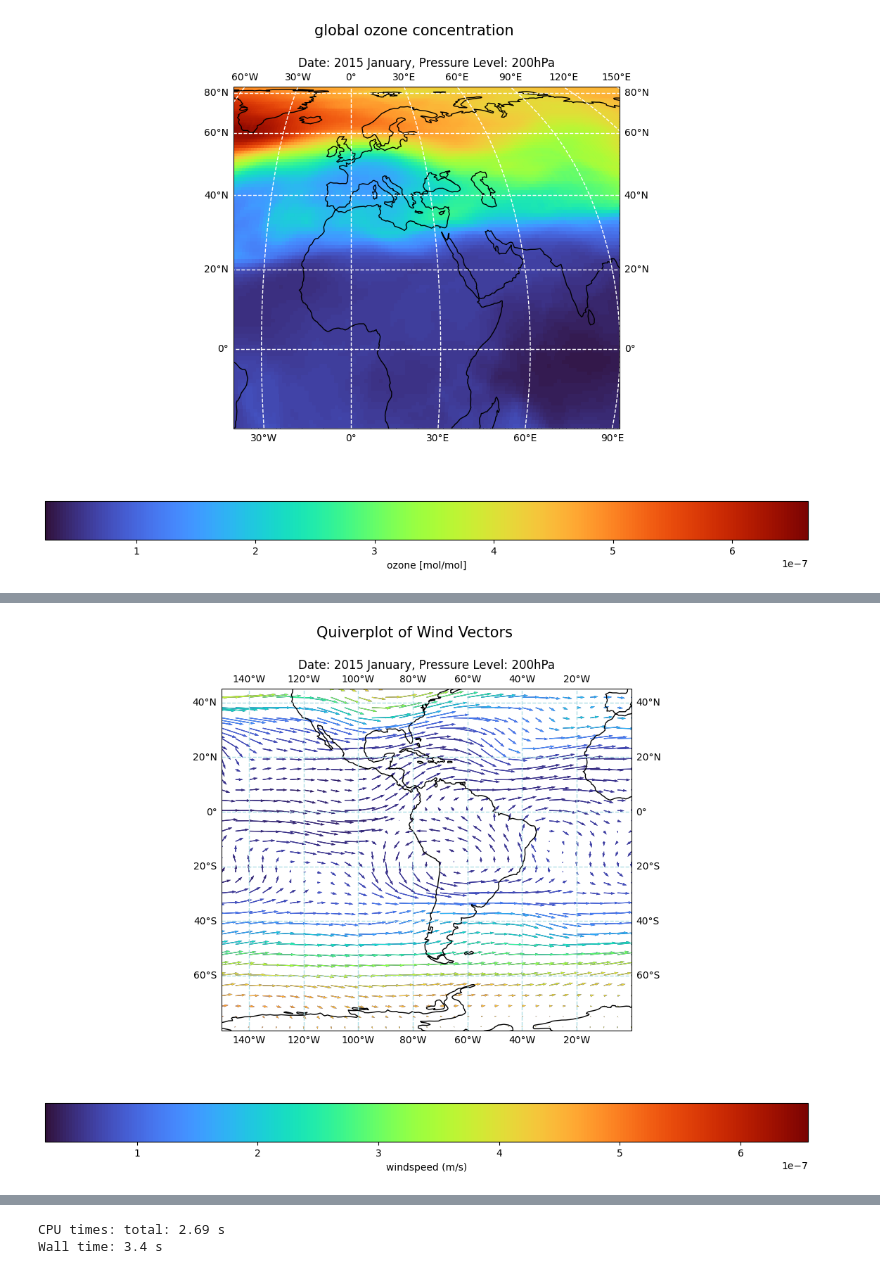
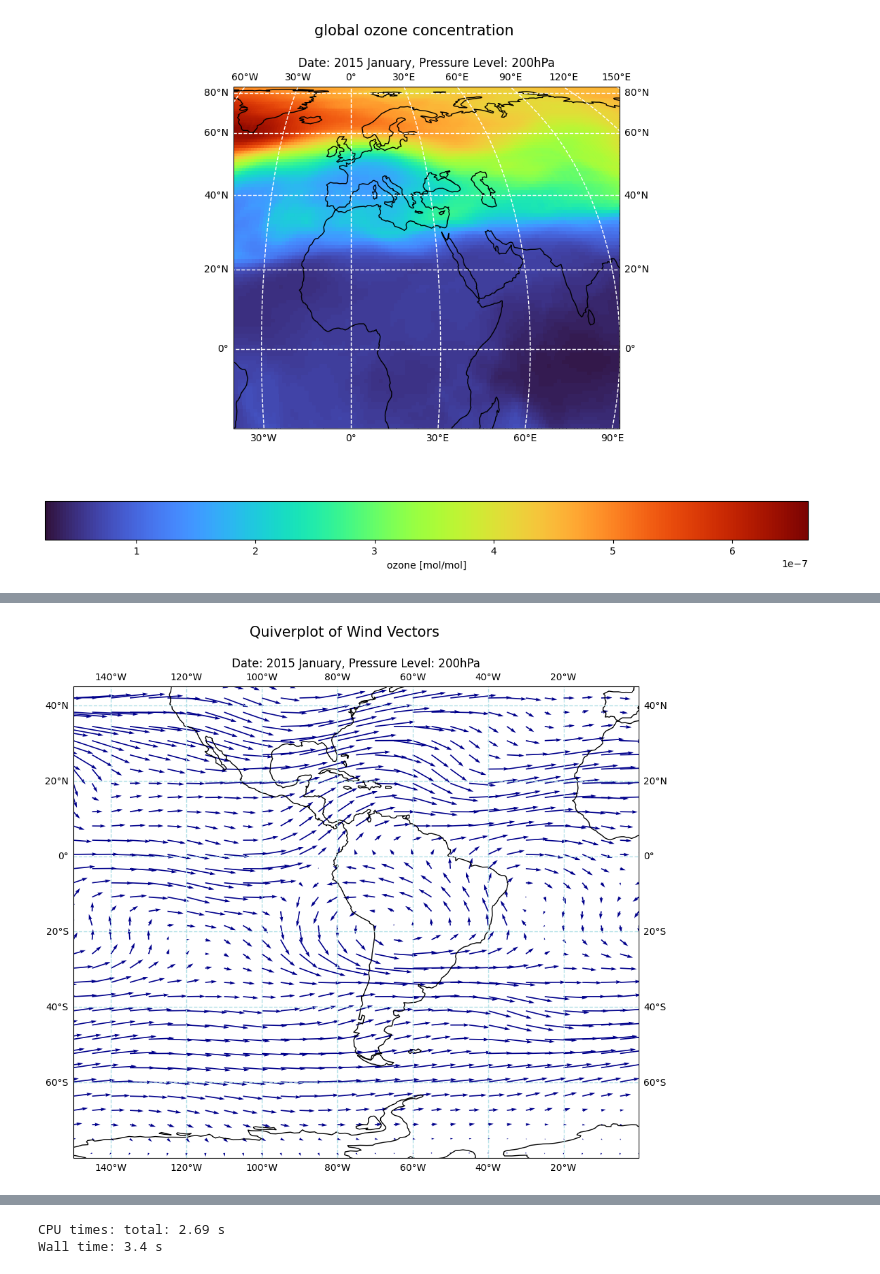
Before and after one commit to lara-j-ds/Summer_Project_24-25, a Jupyter notebook: JupyterNotebook/Xarray_StartupGuide.ipynb, the cells around one changed output, grey strips where cells are left out. Saved outputs shown, nothing was run; the diff lists cells and outputs as text; code cells hidden in the pictures.

```diff
--- a/JupyterNotebook/Xarray_StartupGuide.ipynb
+++ b/JupyterNotebook/Xarray_StartupGuide.ipynb
@@ -24,11 +34,11 @@ plt.close('all')
 # %%
-# Loading in dataset: (duplicate cell for multiple datasets, and change variable name)
+# Loading in dataset:
 
 path = 'H:\\Summer24-25\\' # enter file path here ---> double slashes or change direction eg. \ --> \\ or /
 name = '*_Amon_CESM2-WACCM_ssp126*.nc' # enter file name here --> use * if need multiple files/versions per dataset
 with warnings.catch_warnings():
     warnings.simplefilter('ignore') # some datasets have empty values, this ignores that warning--> if gives error, remove this to check
-    ds = xr.open_mfdataset(path+name, parallel=True)
+    ds = xr.open_mfdataset(path+name)
 
 # this bit is to change the units of 'plev' (pressure level Pa -> hPa)
 if ds.plev.attrs['units'] == 'Pa':
@@ -264,22 +284,11 @@ Wall time: 946 ms
 u = eastwind[::4, ::4]
 v = northwind[::4, ::4]
 windspeed = (u**2 + v**2)**0.5
-
 projection = ccrs.PlateCarree(central_longitude=0) # only works with rectangular/square projections
 
 ## Plotting
 fig = plt.figure(figsize=fig_dimensions)
 ax = plt.axes(projection=projection)
-
-# # plain coloured arrows
-qv = ax.quiver(u.lon, u.lat, u, v, color='darkblue', scale=600, width=0.002, transform=ccrs.PlateCarree())
-
-# # arrows coloured by strength
-# qv = ax.quiver(u.lon, u.lat, u, v, windspeed, cmap=cmap, scale=600, width=0.002, transform=ccrs.PlateCarree())
-# but could also color this by a secondary variable...
-secondvar = ozone[::4, ::4]
-qv = ax.quiver(u.lon, u.lat, u, v, secondvar, cmap=cmap, scale=600, width=0.002, transform=ccrs.PlateCarree())
-colorbar = fig.colorbar(qv, ax=ax, location='bottom')
 
 ## details
 ax.set_extent([-150,0, -80, 45], crs=transform) #[minlon, maxlon, minlat, maxlat]
@@ -291,6 +300,21 @@ colorbar.set_label(label='windspeed (m/s)', size=10)
 fig.suptitle(t='Quiverplot of Wind Vectors', size=15)
 ax.set_title(label='Date: %s, Pressure Level: %.fhPa' %(timefmt(timeindex), pressurevalue))
 
+
+
+# # plain coloured arrows
+qv = ax.quiver(u.lon, u.lat, u, v, color='darkblue', scale=600, width=0.002, transform=ccrs.PlateCarree())
+
+# # arrows coloured by strength
+# qv = ax.quiver(u.lon, u.lat, u, v, windspeed, cmap=cmap, scale=600, width=0.002, transform=ccrs.PlateCarree())
+
+# # but could also color this by a secondary variable...
+# secondvar = ozone[::4, ::4]
+# qv = ax.quiver(u.lon, u.lat, u, v, secondvar, cmap=cmap, scale=600, width=0.002, transform=ccrs.PlateCarree())
+# colorbar = fig.colorbar(qv, ax=ax, location='bottom')
+
+
+
 # save figure
-fig.savefig('H:\\Summer24-25\\Jupyter\\Plots_download\\vector_quiverplot.png')
+# fig.savefig('H:\\Summer24-25\\Jupyter\\Plots_download\\vector_quiverplot.png')
 # %% [output]
@@ -299,4 +323,4 @@ Wall time: 527 ms
-[figure, old version]
+[figure, new version]
 # %%
 %%time
 # location based vector data--> option 2: Streamplot
```
Also changed, not shown: parts of 15 cells of this notebook, 1 other file.
